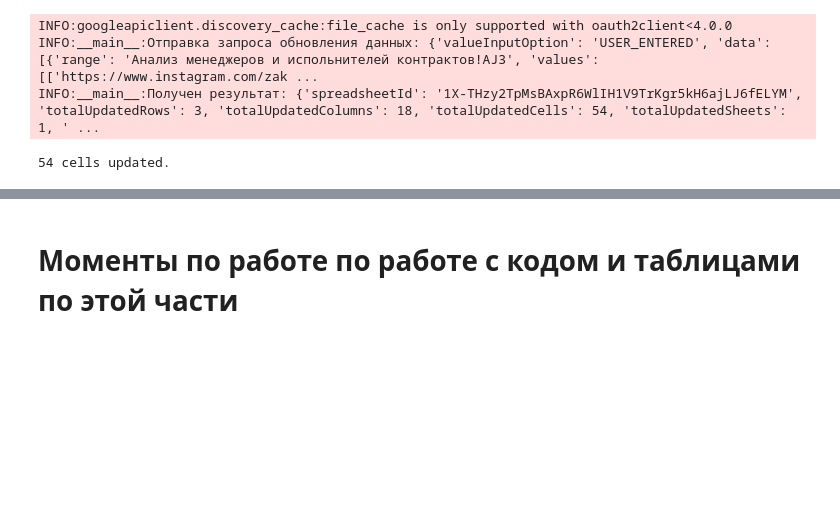
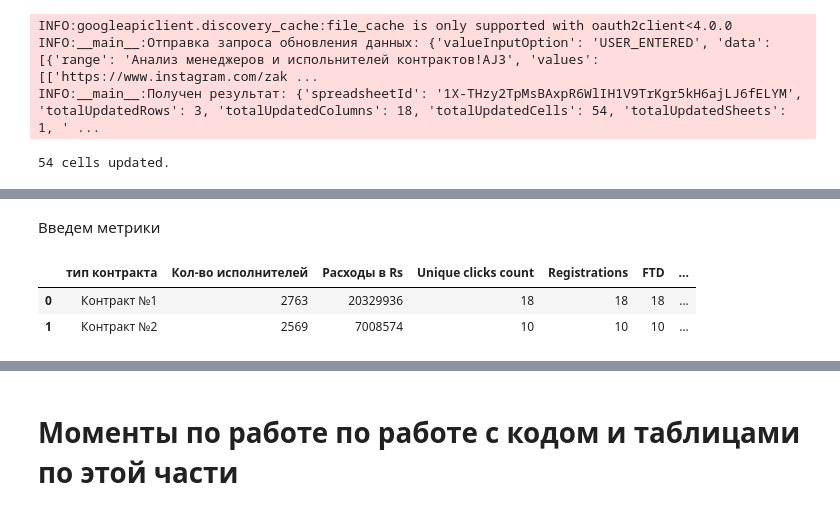
Before and after one commit to Velobos1337/integration-analytics, a Jupyter notebook: ИТОГ.ipynb, the cells around one changed output, grey strips where cells are left out. Drawn from its saved outputs; the diff is of its cells as text; code cells hidden in the pictures; blank space fills up the shorter version.

```diff
--- a/ИТОГ.ipynb
+++ b/ИТОГ.ipynb
@@ -819,0 +837,17 @@ INFO:__main__:Получен результат: {'spreadsheetId': '1X-THzy2TpMs
+# %% [markdown]
+Введем метрики
+# %%
+stat_tracker['Unique click price'] = stat_tracker['Расходы в Rs'] / stat_tracker['Unique clicks count']
+stat_tracker['Registration price'] = stat_tracker['Расходы в Rs'] / stat_tracker['Registrations']
+stat_tracker['deposit price'] = stat_tracker['Расходы в Rs'] / (stat_tracker['FTD'] + stat_tracker['RD'])
+stat_tracker['FTD price'] = stat_tracker['Расходы в Rs'] / stat_tracker['FTD']
+stat_tracker['Unique clicks per blogger'] = stat_tracker['Unique clicks count'] / stat_tracker['Кол-во исполнителей']
+stat_tracker['Unique clicks/ registration'] = stat_tracker['Unique clicks count'] / stat_tracker['Registrations']
+stat_tracker['Unique clicks count/FTD'] = stat_tracker['Unique clicks count'] / stat_tracker['FTD']
+stat_tracker['Registrations/FTD'] = stat_tracker['Registrations'] / stat_tracker['FTD']
+stat_tracker['average deposit'] = stat_tracker['DEPOSITS AMOUNT'] / (stat_tracker['FTD'] + stat_tracker['RD'])
+stat_tracker
+# %% [output]
+|  | тип контракта | Кол-во исполнителей | Расходы в Rs | Unique clicks count | Registrations | FTD | ... |
+| 0 | Контракт №1 | 2763 | 20329936 | 18 | 18 | 18 | ... |
+| 1 | Контракт №2 | 2569 | 7008574 | 10 | 10 | 10 | ... |
```
Also changed, not shown: parts of 6 cells of this notebook.
